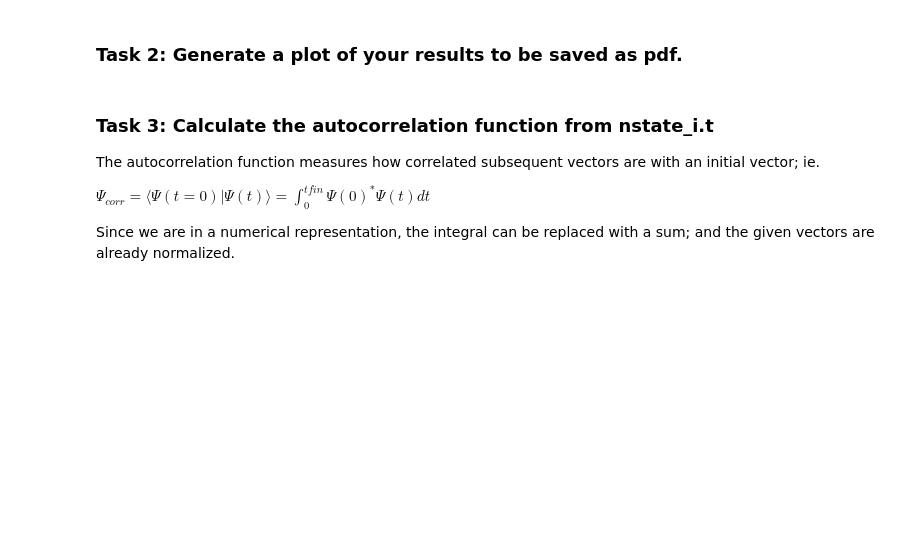
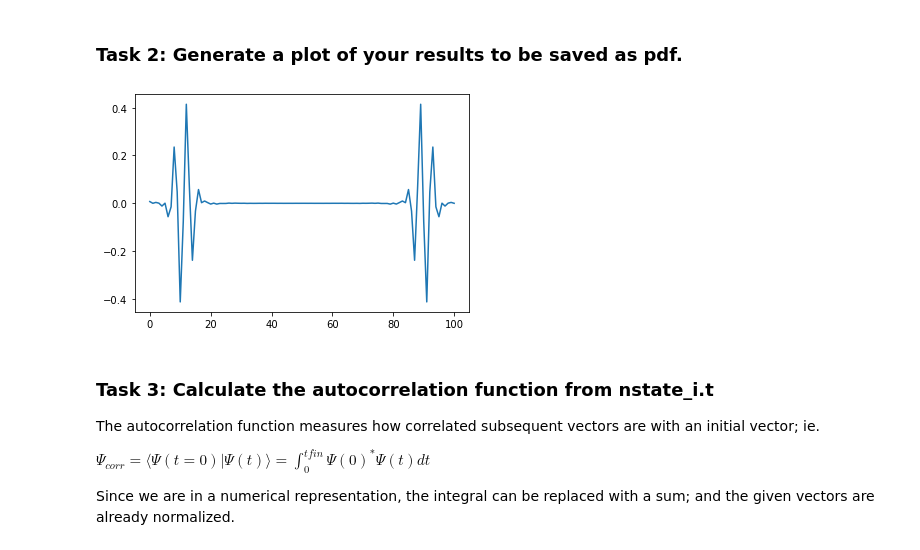
Before and after one commit to alexmonteirocastro/scientific-software-development-work, a Jupyter notebook: src/notebook_unit1.ipynb, the cells around one changed output. Saved outputs shown, nothing was run; the diff lists cells and outputs as text; code cells hidden in the pictures; blank space fills up the shorter version.

```diff
--- a/src/notebook_unit1.ipynb
+++ b/src/notebook_unit1.ipynb
@@ -166,8 +171,6 @@ Here we are interested in column 2 since the others are constant.
 efield.drop(columns = ['x', 'z'], inplace=True)
 # %%
 # discrete Fourier transform of the remaining column: You only need the real frequencies
-efield['fft'] = np.fft.fft(efield['y'], norm='ortho').real
-sns.lineplot(x=efield['time'], y=efield['y'])
-sns.lineplot(x=efield['time'], y=efield['fft'], legend='auto')
+efield['fft'] = np.fft.fft(efield['y']).real
 # %% [markdown]
 ### Task 2: Generate a plot of your results to be saved as pdf.
@@ -178,3 +177,9 @@ sns.lineplot(data=efield, x='time', y='fft')
+# %%
+# plot your results
+plt.plot(efield['fft'])
+plt.savefig('efield_fft.pdf')
+# %% [output]
+[figure, added]
 # %% [markdown]
 ### Task 3: Calculate the autocorrelation function from nstate_i.t
 The autocorrelation function measures how correlated subsequent vectors are with an initial vector; ie.
```
Also changed, not shown: parts of 10 cells of this notebook.
